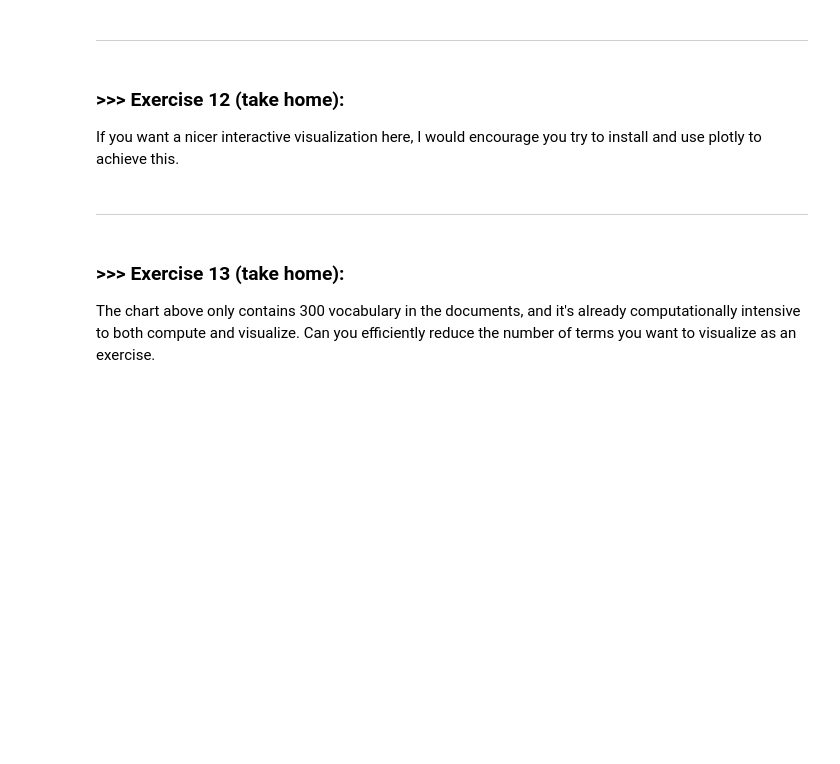
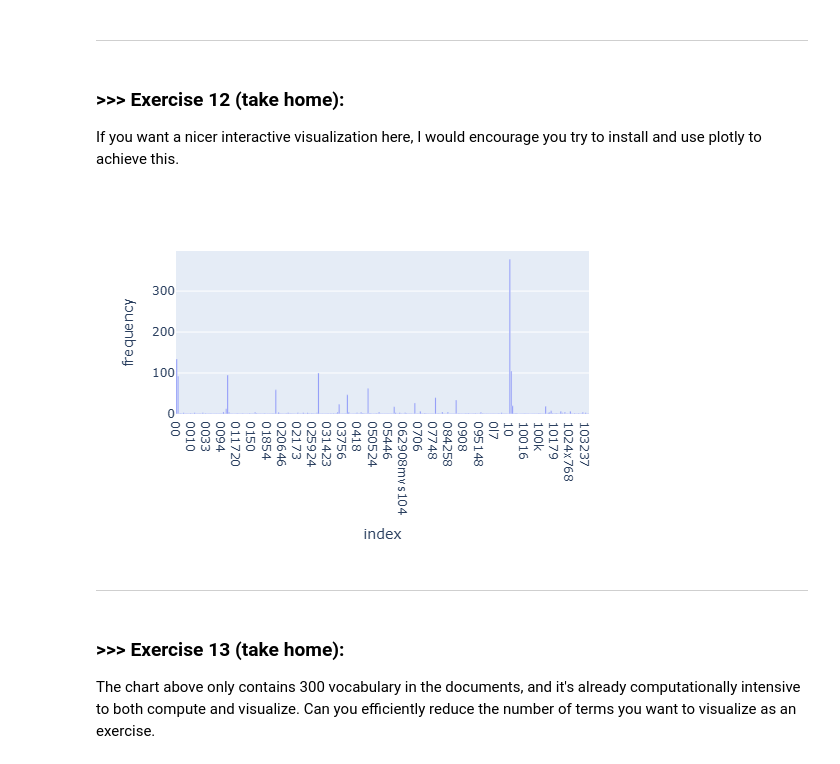
Before and after one commit to Jerry-Liao-6174/DM2024-Lab1-Master, a Jupyter notebook: DM2024-Lab1-Master.ipynb, the cells around one changed output. Saved outputs shown, nothing was run; the diff lists cells and outputs as text; code cells hidden in the pictures; blank space fills up the shorter version.

```diff
--- a/DM2024-Lab1-Master.ipynb
+++ b/DM2024-Lab1-Master.ipynb
@@ -1127,3 +1126,17 @@ If you want a nicer interactive visualization here, I would encourage you try to
+# %%
+# Answer here
+import plotly.express as px
+
+data = {'frequency': term_frequencies[:300]}
+
+df = pd.DataFrame(data, index=count_vect.get_feature_names_out()[:300])
+
+fig = px.bar(df, y='frequency')
+
+# showing the plot
+fig.show()
+# %% [output]
+[figure, added]
 # %% [markdown]
 ---
 # %% [markdown]
```
Also changed, not shown: parts of 51 cells of this notebook, 3 other files.
